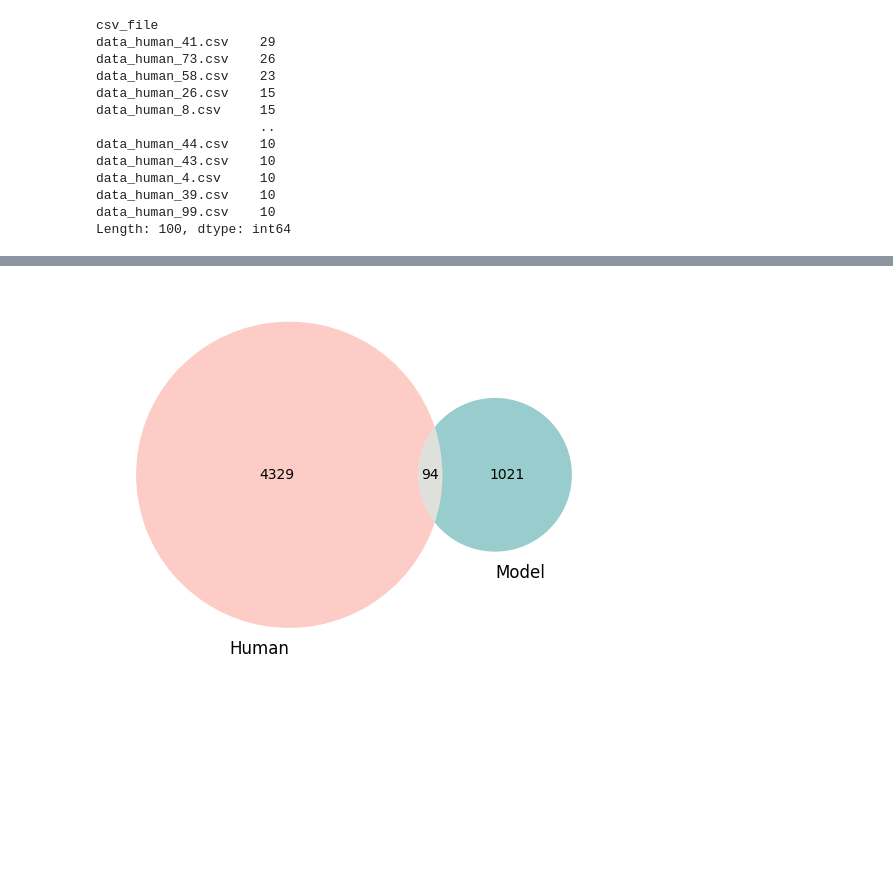
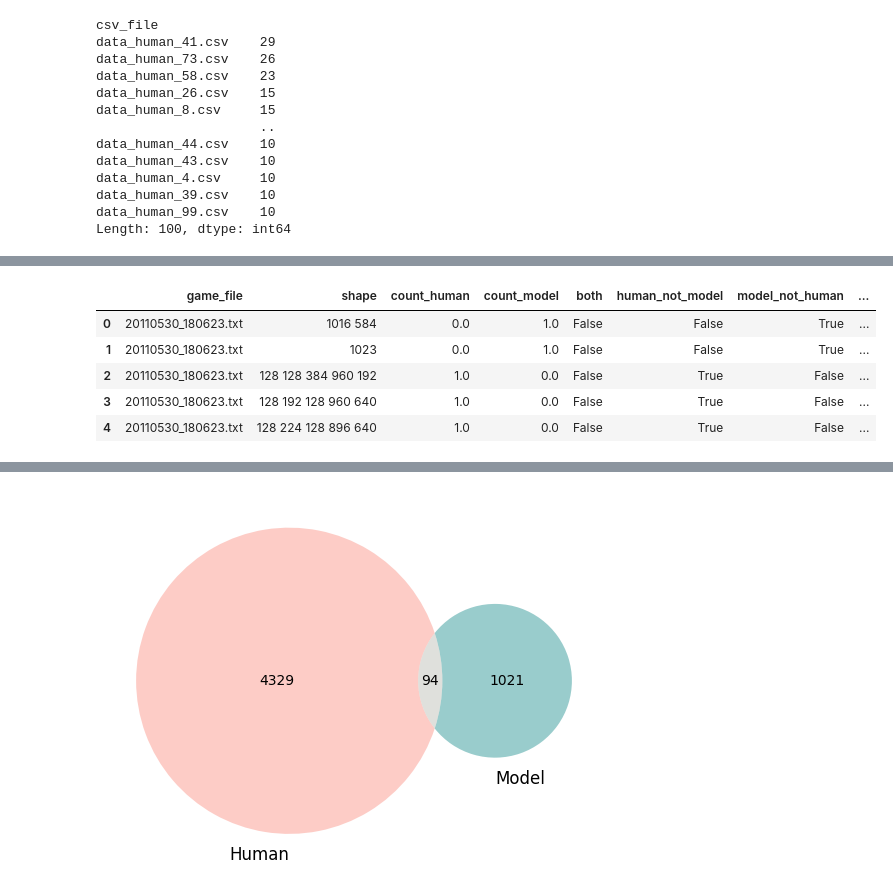
Before and after one commit to sarahhannahwu/benchmarking-creativity, a Jupyter notebook: analysis/LLM_evaluations_Mar9.ipynb, the cells around one changed output, grey strips where cells are left out. Cells and saved outputs as stored; diff of their text form; code cells hidden in the pictures; blank space fills up the shorter version.

```diff
--- a/analysis/LLM_evaluations_Mar9.ipynb
+++ b/analysis/LLM_evaluations_Mar9.ipynb
@@ -137,0 +206,18 @@ all_selections.to_csv("gallery_selections_comparison.csv")
+# %%
+# Consider any two shapes that have the same transformation encoding to be the same shape
+# For each shape, find the shape with the same transformation encoding
+
+# Function to justify to the top left corner
+def normalize(shape):
+    min_x = min([coordinate[0] for coordinate in shape])
+    min_y = min([coordinate[1] for coordinate in shape])
+    return sorted([(coordinate[0] - min_x, coordinate[1] - min_y) for coordinate in shape])
+
+free_decominoes = get_unique_decominoes(redelmeier(10))
+
+# Convert from set to list
+free_decominoes_list = list(free_decominoes)
+
+# Convert each shape to its matrix representation, and then to its tuple representation. This is how you compare.
+free_decominoes_coordinates = [normalize(matrix_to_coordinates(decode_shape_binaries_str(shape))) for shape in free_decominoes_list]
+free_decominoes_coordinates
@@ -137,0 +242,39 @@ all_selections.to_csv("gallery_selections_comparison.csv")
+# %%
+from numpy import matrix
+from functions.tools import get_all_transformations, tuple_polyomino_to_grid
+
+# Pretty print
+def grid_to_string(grid):
+    string = ""
+    for row in grid:
+        # Convert each number to string before joining
+        string += " ".join(str(cell) for cell in row).replace('1', '■').replace('0', '_') + "\n"
+    return string
+
+# Function to get free_decominoes index for any given shape
+def get_canonical_index(shape):
+    decoded_shape = matrix_to_coordinates(decode_shape_binaries_str(shape))
+    transformations = get_all_transformations(decoded_shape)
+    transformations_justified = [normalize(transformation) for transformation in transformations]
+    for transformation in transformations_justified:
+        if transformation in free_decominoes_coordinates:
+            return free_decominoes_coordinates.index(transformation)
+    return -1
+
+# Test the function on the shape column of the dataset
+all_selections["canonical_index"] = all_selections["shape"].apply(get_canonical_index)
+all_selections.head()
+
+# for transformation in get_all_transformations(test_shape):
+#     print(grid_to_string(tuple_polyomino_to_grid(justify_to_top_left(transformation))))
+
+# print("_________________")
+# for decomino in free_decominoes_coordinates:
+#     print(grid_to_string(tuple_polyomino_to_grid(decomino)))
+# %% [output]
+|  | game_file | shape | count_human | count_model | both | human_not_model | model_not_human | ... |
+| 0 | 20110530_180623.txt | 1016 584 | 0.0 | 1.0 | False | False | True | ... |
+| 1 | 20110530_180623.txt | 1023 | 0.0 | 1.0 | False | False | True | ... |
+| 2 | 20110530_180623.txt | 128 128 384 960 192 | 1.0 | 0.0 | False | True | False | ... |
+| 3 | 20110530_180623.txt | 128 192 128 960 640 | 1.0 | 0.0 | False | True | False | ... |
+| 4 | 20110530_180623.txt | 128 224 128 896 640 | 1.0 | 0.0 | False | True | False | ... |
```
Also changed, not shown: parts of 10 cells of this notebook, 8 other files.
